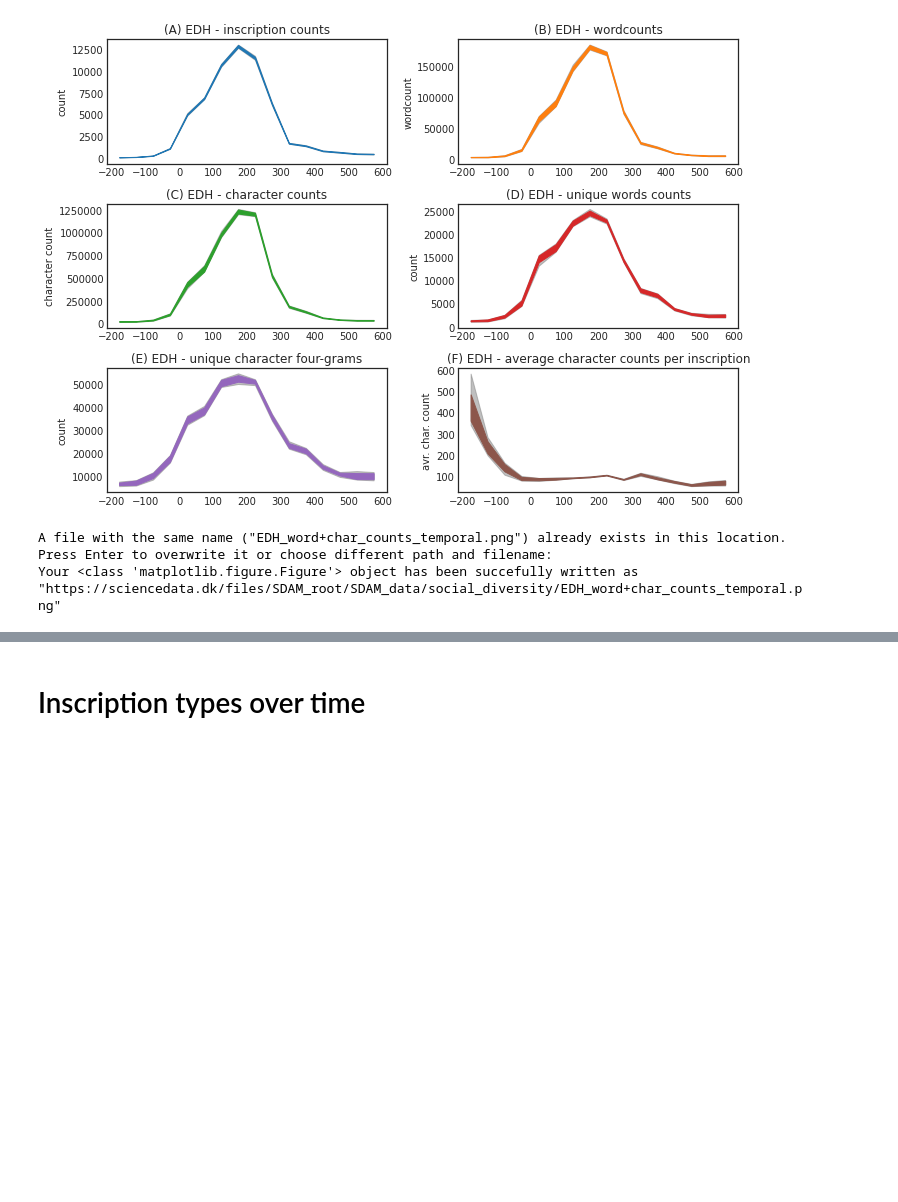
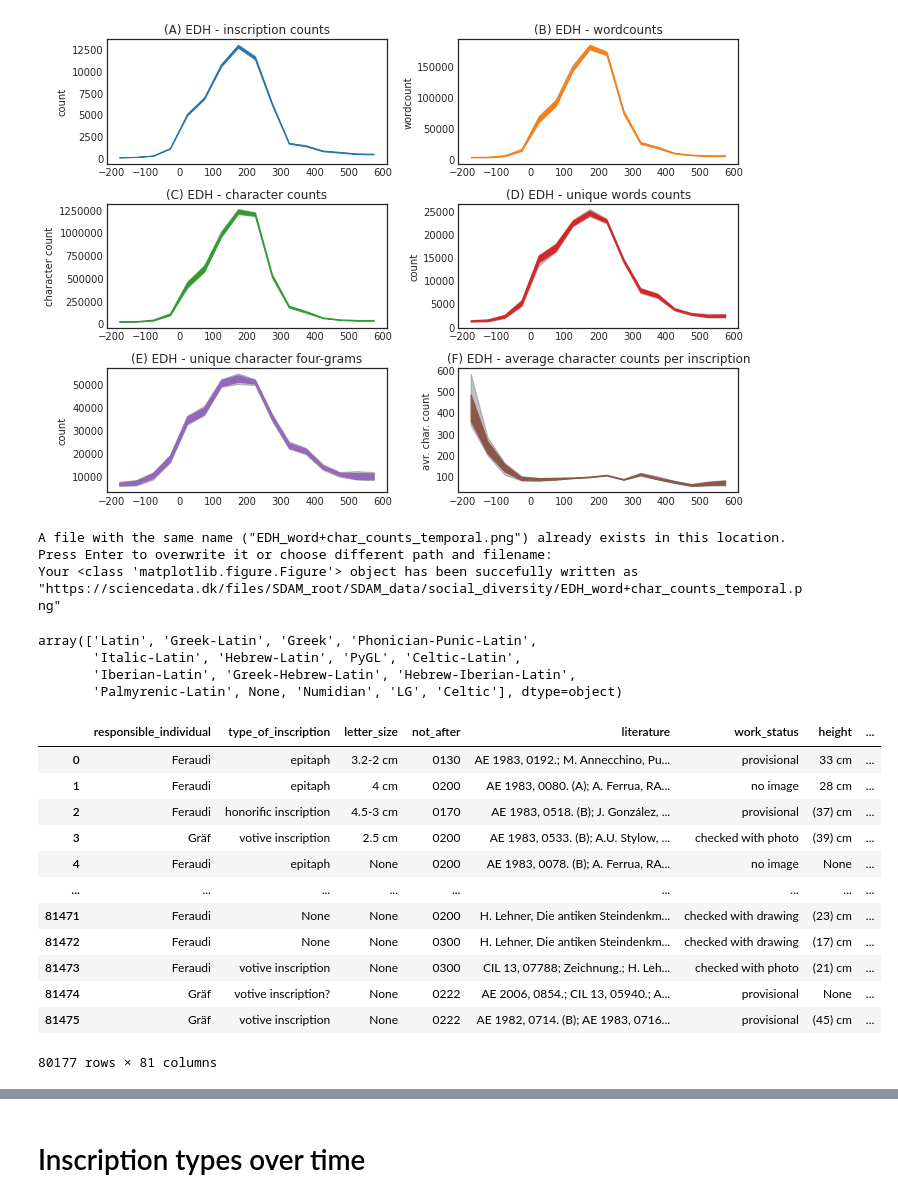
Before and after one commit to sdam-au/LI_ETL, a Jupyter notebook: scripts/1_5_py_WORDS&OCCUPS&ORGS_TEMPORAL.ipynb, the cells around one changed output, grey strips where cells are left out. Drawn from its saved outputs; the diff is of its cells as text; code cells hidden in the pictures; blank space fills up the shorter version.

```diff
--- a/scripts/1_5_py_WORDS&OCCUPS&ORGS_TEMPORAL.ipynb
+++ b/scripts/1_5_py_WORDS&OCCUPS&ORGS_TEMPORAL.ipynb
@@ -201,3 +201,26 @@ sddk.write_file("SDAM_data/social_diversity/EDH_word+char_counts_temporal.png",
 A file with the same name ("EDH_word+char_counts_temporal.png") already exists in this location.
 Press Enter to overwrite it or choose different path and filename:
 Your <class 'matplotlib.figure.Figure'> object has been succefully written as "https://sciencedata.dk/files/SDAM_root/SDAM_data/social_diversity/EDH_word+char_counts_temporal.png"
+# %%
+EDH["language"].unique()
+# %% [output]
+array(['Latin', 'Greek-Latin', 'Greek', 'Phonician-Punic-Latin',
+       'Italic-Latin', 'Hebrew-Latin', 'PyGL', 'Celtic-Latin',
+       'Iberian-Latin', 'Greek-Hebrew-Latin', 'Hebrew-Iberian-Latin',
+       'Palmyrenic-Latin', None, 'Numidian', 'LG', 'Celtic'], dtype=object)
+# %%
+EDH[EDH["language"].str.contains("Latin", na=False)]
+# %% [output]
+|  | responsible_individual | type_of_inscription | letter_size | not_after | literature | work_status | height | ... |
+| 0 | Feraudi | epitaph | 3.2-2 cm | 0130 | AE 1983, 0192.; M. Annecchino, Pu... | provisional | 33 cm | ... |
+| 1 | Feraudi | epitaph | 4 cm | 0200 | AE 1983, 0080. (A); A. Ferrua, RA... | no image | 28 cm | ... |
+| 2 | Feraudi | honorific inscription | 4.5-3 cm | 0170 | AE 1983, 0518. (B); J. González, ... | provisional | (37) cm | ... |
+| 3 | Gräf | votive inscription | 2.5 cm | 0200 | AE 1983, 0533. (B); A.U. Stylow, ... | checked with photo | (39) cm | ... |
+| 4 | Feraudi | epitaph | None | 0200 | AE 1983, 0078. (B); A. Ferrua, RA... | no image | None | ... |
+| ... | ... | ... | ... | ... | ... | ... | ... | ... |
+| 81471 | Feraudi | None | None | 0200 | H. Lehner, Die antiken Steindenkm... | checked with drawing | (23) cm | ... |
+| 81472 | Feraudi | None | None | 0300 | H. Lehner, Die antiken Steindenkm... | checked with drawing | (17) cm | ... |
+| 81473 | Feraudi | votive inscription | None | 0300 | CIL 13, 07788; Zeichnung.; H. Leh... | checked with photo | (21) cm | ... |
+| 81474 | Gräf | votive inscription? | None | 0222 | AE 2006, 0854.; CIL 13, 05940.; A... | provisional | None | ... |
+| 81475 | Gräf | votive inscription | None | 0222 | AE 1982, 0714. (B); AE 1983, 0716... | provisional | (45) cm | ... |
+80177 rows × 81 columns
```
Also changed, not shown: parts of 8 cells of this notebook, 1 other file.
